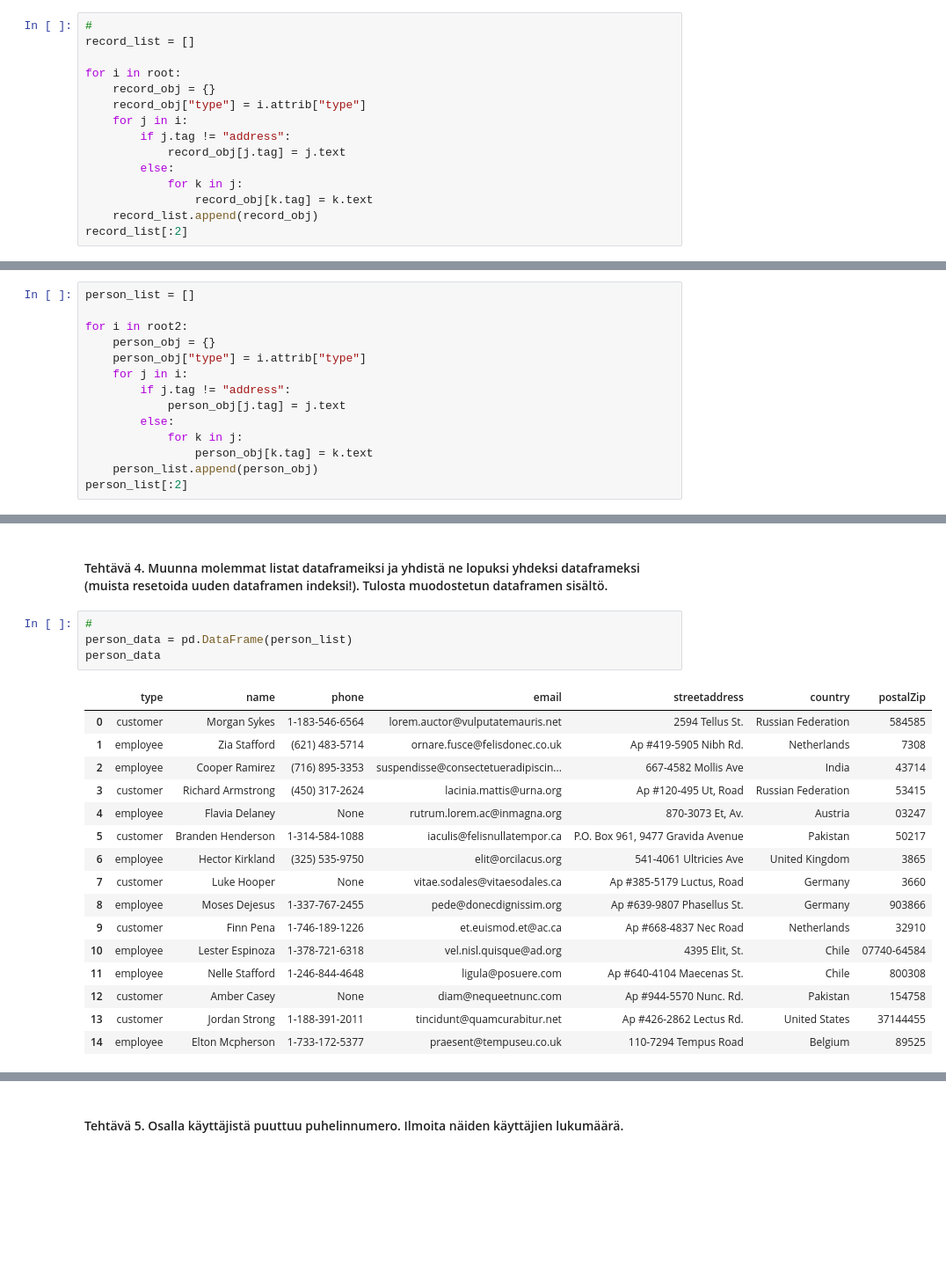
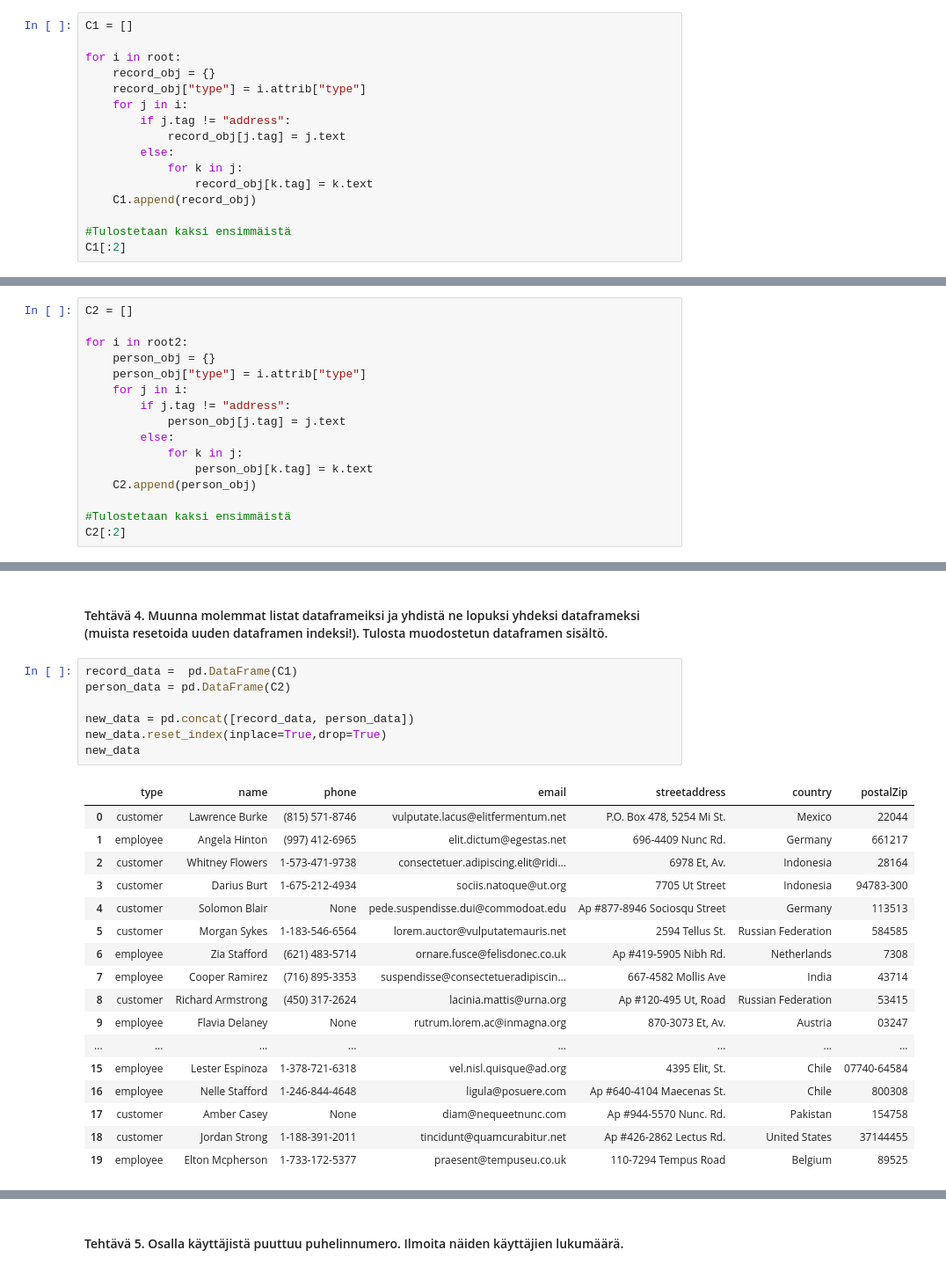
Before and after one commit to sannikattilakoski/datan-esikasittely, a Jupyter notebook: harjoitukset/Harjoitus_6_(XML).ipynb, the cells around one changed output, grey strips where cells are left out. Shown at 88% size. Cells and saved outputs as stored; diff of their text form; blank space fills up the shorter version.

```diff
--- a/harjoitukset/Harjoitus_6_(XML).ipynb
+++ b/harjoitukset/Harjoitus_6_(XML).ipynb
@@ -24,8 +24,7 @@ root2 = users.getroot()
 
 [{'type': 'customer', 'name': 'Morgan Sykes', 'phone': '1-183-546-6564', 'email': 'lorem.auctor@vulputatemauris.net', 'streetaddress': '2594 Tellus St.', 'country': 'Russian Federation', 'postalZip': '584585'},...]
 # %%
-#
-record_list = []
+C1 = []
 
 for i in root:
     record_obj = {}
@@ -36,8 +35,10 @@ for i in root:
         else:
             for k in j:
                 record_obj[k.tag] = k.text
-    record_list.append(record_obj)
-record_list[:2]
+    C1.append(record_obj)
+
+#Tulostetaan kaksi ensimmäistä
+C1[:2]
 # %% [output]
 [{'type': 'customer',
   'name': 'Lawrence Burke',
@@ -54,7 +55,7 @@ record_list[:2]
   'country': 'Germany',
   'postalZip': '661217'}]
 # %%
-person_list = []
+C2 = []
 
 for i in root2:
     person_obj = {}
@@ -65,8 +66,10 @@ for i in root2:
         else:
             for k in j:
                 person_obj[k.tag] = k.text
-    person_list.append(person_obj)
-person_list[:2]
+    C2.append(person_obj)
+
+#Tulostetaan kaksi ensimmäistä
+C2[:2]
 # %% [output]
 [{'type': 'customer',
   'name': 'Morgan Sykes',
@@ -85,23 +88,27 @@ person_list[:2]
 # %% [markdown]
 #### Tehtävä 4. Muunna molemmat listat dataframeiksi ja yhdistä ne lopuksi yhdeksi dataframeksi (muista resetoida uuden dataframen indeksi!). Tulosta muodostetun dataframen sisältö.
 # %%
-#
-person_data = pd.DataFrame(person_list)
-person_data
+record_data =  pd.DataFrame(C1)
+person_data = pd.DataFrame(C2)
+
+new_data = pd.concat([record_data, person_data])
+new_data.reset_index(inplace=True,drop=True)
+new_data
 # %% [output]
 |  | type | name | phone | email | streetaddress | country | postalZip |
-| 0 | customer | Morgan Sykes | 1-183-546-6564 | lorem.auctor@vulputatemauris.net | 2594 Tellus St. | Russian Federation | 584585 |
-| 1 | employee | Zia Stafford | (621) 483-5714 | ornare.fusce@felisdonec.co.uk | Ap #419-5905 Nibh Rd. | Netherlands | 7308 |
-| 2 | employee | Cooper Ramirez | (716) 895-3353 | suspendisse@consectetueradipiscin... | 667-4582 Mollis Ave | India | 43714 |
-| 3 | customer | Richard Armstrong | (450) 317-2624 | lacinia.mattis@urna.org | Ap #120-495 Ut, Road | Russian Federation | 53415 |
-| 4 | employee | Flavia Delaney | None | rutrum.lorem.ac@inmagna.org | 870-3073 Et, Av. | Austria | 03247 |
-| 5 | customer | Branden Henderson | 1-314-584-1088 | iaculis@felisnullatempor.ca | P.O. Box 961, 9477 Gravida Avenue | Pakistan | 50217 |
-| 6 | employee | Hector Kirkland | (325) 535-9750 | elit@orcilacus.org | 541-4061 Ultricies Ave | United Kingdom | 3865 |
-| 7 | customer | Luke Hooper | None | vitae.sodales@vitaesodales.ca | Ap #385-5179 Luctus, Road | Germany | 3660 |
-| 8 | employee | Moses Dejesus | 1-337-767-2455 | pede@donecdignissim.org | Ap #639-9807 Phasellus St. | Germany | 903866 |
-| 9 | customer | Finn Pena | 1-746-189-1226 | et.euismod.et@ac.ca | Ap #668-4837 Nec Road | Netherlands | 32910 |
-| 10 | employee | Lester Espinoza | 1-378-721-6318 | vel.nisl.quisque@ad.org | 4395 Elit, St. | Chile | 07740-64584 |
-| 11 | employee | Nelle Stafford | 1-246-844-4648 | ligula@posuere.com | Ap #640-4104 Maecenas St. | Chile | 800308 |
-| 12 | customer | Amber Casey | None | diam@nequeetnunc.com | Ap #944-5570 Nunc. Rd. | Pakistan | 154758 |
-| 13 | customer | Jordan Strong | 1-188-391-2011 | tincidunt@quamcurabitur.net | Ap #426-2862 Lectus Rd. | United States | 37144455 |
-| 14 | employee | Elton Mcpherson | 1-733-172-5377 | praesent@tempuseu.co.uk | 110-7294 Tempus Road | Belgium | 89525 |
+| 0 | customer | Lawrence Burke | (815) 571-8746 | vulputate.lacus@elitfermentum.net | P.O. Box 478, 5254 Mi St. | Mexico | 22044 |
+| 1 | employee | Angela Hinton | (997) 412-6965 | elit.dictum@egestas.net | 696-4409 Nunc Rd. | Germany | 661217 |
+| 2 | customer | Whitney Flowers | 1-573-471-9738 | consectetuer.adipiscing.elit@ridi... | 6978 Et, Av. | Indonesia | 28164 |
+| 3 | customer | Darius Burt | 1-675-212-4934 | sociis.natoque@ut.org | 7705 Ut Street | Indonesia | 94783-300 |
+| 4 | customer | Solomon Blair | None | pede.suspendisse.dui@commodoat.edu | Ap #877-8946 Sociosqu Street | Germany | 113513 |
+| 5 | customer | Morgan Sykes | 1-183-546-6564 | lorem.auctor@vulputatemauris.net | 2594 Tellus St. | Russian Federation | 584585 |
+| 6 | employee | Zia Stafford | (621) 483-5714 | ornare.fusce@felisdonec.co.uk | Ap #419-5905 Nibh Rd. | Netherlands | 7308 |
+| 7 | employee | Cooper Ramirez | (716) 895-3353 | suspendisse@consectetueradipiscin... | 667-4582 Mollis Ave | India | 43714 |
+| 8 | customer | Richard Armstrong | (450) 317-2624 | lacinia.mattis@urna.org | Ap #120-495 Ut, Road | Russian Federation | 53415 |
+| 9 | employee | Flavia Delaney | None | rutrum.lorem.ac@inmagna.org | 870-3073 Et, Av. | Austria | 03247 |
+| ... | ... | ... | ... | ... | ... | ... | ... |
+| 15 | employee | Lester Espinoza | 1-378-721-6318 | vel.nisl.quisque@ad.org | 4395 Elit, St. | Chile | 07740-64584 |
+| 16 | employee | Nelle Stafford | 1-246-844-4648 | ligula@posuere.com | Ap #640-4104 Maecenas St. | Chile | 800308 |
+| 17 | customer | Amber Casey | None | diam@nequeetnunc.com | Ap #944-5570 Nunc. Rd. | Pakistan | 154758 |
+| 18 | customer | Jordan Strong | 1-188-391-2011 | tincidunt@quamcurabitur.net | Ap #426-2862 Lectus Rd. | United States | 37144455 |
+| 19 | employee | Elton Mcpherson | 1-733-172-5377 | praesent@tempuseu.co.uk | 110-7294 Tempus Road | Belgium | 89525 |
```
Also changed, not shown: parts of 5 cells of this notebook, 3 other files.
